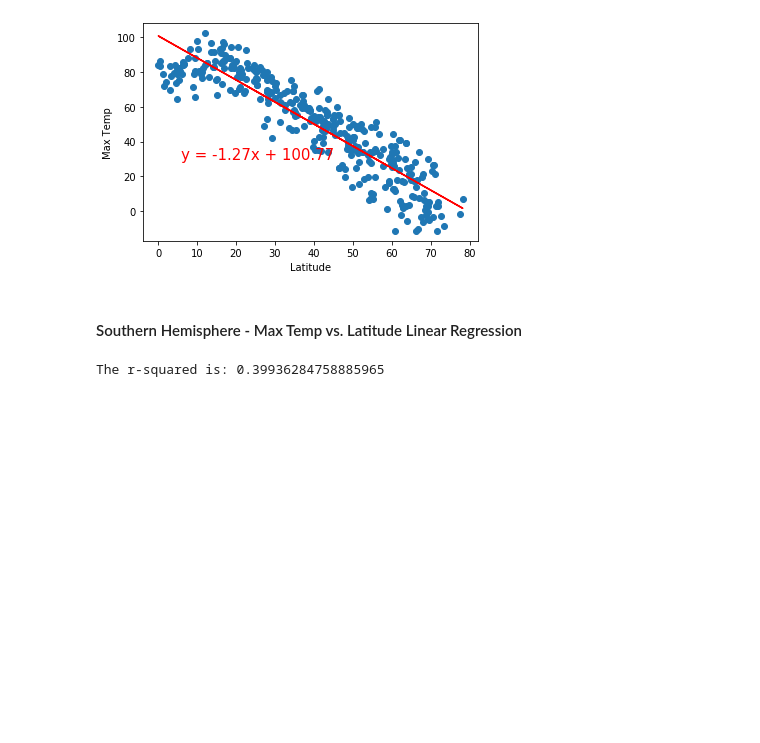
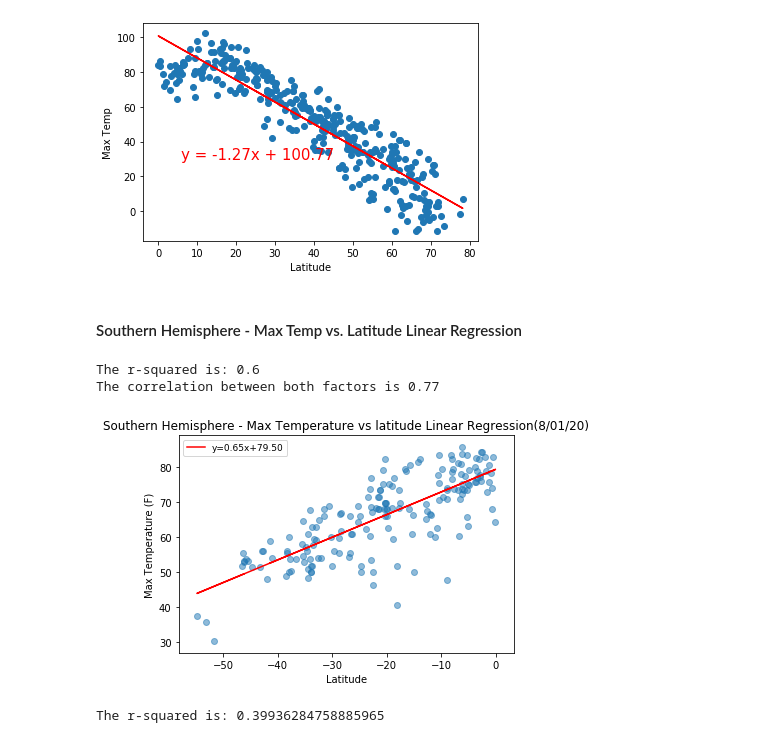
Before and after one commit to george-simon/python-api-challenge, a Jupyter notebook: WeatherPy/WeatherPy.ipynb, the cells around one changed output. Cells and saved outputs as stored; diff of their text form; code cells hidden in the pictures; blank space fills up the shorter version.

```diff
--- a/WeatherPy/WeatherPy.ipynb
+++ b/WeatherPy/WeatherPy.ipynb
@@ -298,6 +342,19 @@ The r-squared is: 0.8271188905041935
 [figure]
 # %% [markdown]
 ####  Southern Hemisphere - Max Temp vs. Latitude Linear Regression
+# %%
+#call function
+
+# Chart Titles
+plt.title("Southern Hemisphere - Max Temperature vs latitude Linear Regression(8/01/20)")
+plt.ylabel("Max Temperature (F)")
+plt.xlabel("Latitude")
+
+linear_reg(x = s_hemi["lat"], y = s_hemi["max temp"])
+# %% [output]
+The r-squared is: 0.6
+The correlation between both factors is 0.77
+[figure, added]
 # %%
 # %% [output]
 The r-squared is: 0.39936284758885965
```
Also changed, not shown: parts of 12 cells of this notebook.
